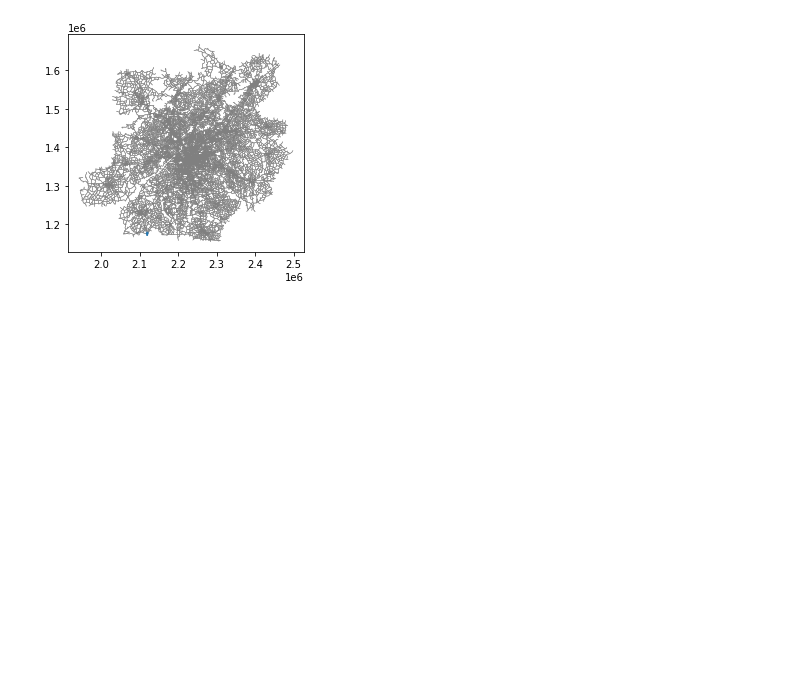
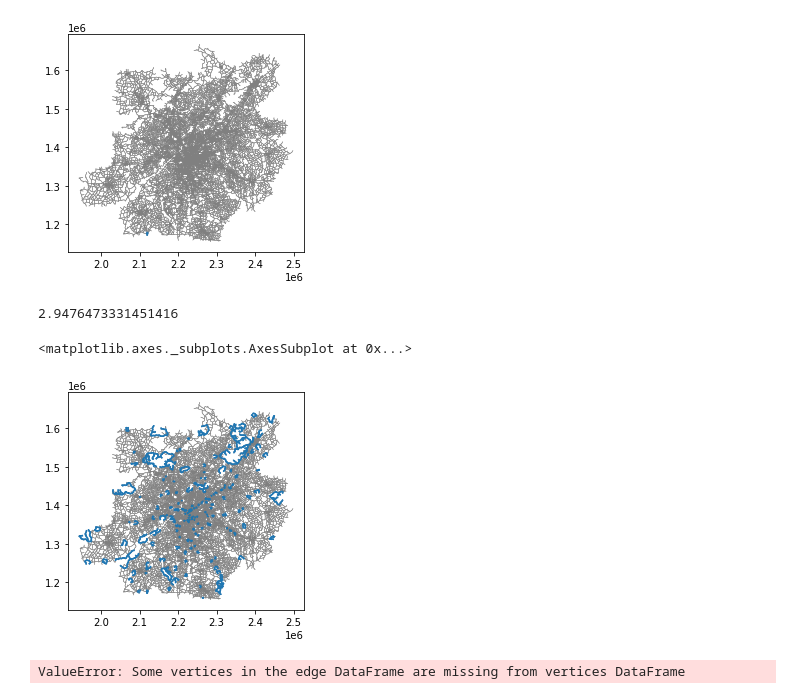
Before and after one commit to zephyr-data-specs/GMNS, a Jupyter notebook: Validation_Tools/Graph_Validation.ipynb, the cells around one changed output. Drawn from its saved outputs; the diff is of its cells as text; code cells hidden in the pictures; blank space fills up the shorter version.

```diff
--- a/Validation_Tools/Graph_Validation.ipynb
+++ b/Validation_Tools/Graph_Validation.ipynb
@@ -185,5 +200,23 @@ sp_links.plot(ax=base)
 # %% [output]
 <matplotlib.axes._subplots.AxesSubplot at 0x...>
 [figure]
+# %%
+# can do this for all paths above a certain circuity
+
+df_long = pd.DataFrame(np.argwhere(circuity>5), columns=['fr', 'to'])
+start_time = time.time()
+all_links_in_long_paths = df_long.apply(lambda x: g.es[g.get_shortest_paths(x.fr, x.to, weights="len_new", output="epath")[0]].get_attribute_values("link_id"), axis=1)
+print(time.time() - start_time)
+
+all_list = [linkid for row in all_links_in_long_paths for linkid in row]
+long_path_subset = gdf_links.loc[set(all_list)]
+# %% [output]
+2.9476473331451416
+# %%
+base = gdf_links.plot(lw=0.5, color="grey")
+long_path_subset.plot(ax=base)
+# %% [output]
+<matplotlib.axes._subplots.AxesSubplot at 0x...>
+[figure, added]
 # %%
 '''
@@ -215,0 +256,13 @@ print(time.time() - start_time)
+# %%
+# for igraph: need from and to nodes to be first two cols
+# just pulling what we need for sp
+# from and to must be first two cols of df_ig_e
+df_ig_e = df_links[["from_node_id", "to_node_id", "link_id"]]
+df_ig_n = df_nodes[["node_id", "name"]]
+
+# igraph node IDs are autogenerated, can't choose them, but if they have a name attribute we can use those instead
+# use strs to avoid confusion with the auto-assigned int ids
+df_ig_n = df_ig_n.assign(name = df_ig_n["node_id"].astype(str))
+g = ig.Graph.DataFrame(df_ig_e, directed=True, vertices=df_ig_n)
+# %% [output]
+ValueError: Some vertices in the edge DataFrame are missing from vertices DataFrame
```
Also changed, not shown: parts of 10 cells of this notebook, 1 other file.
